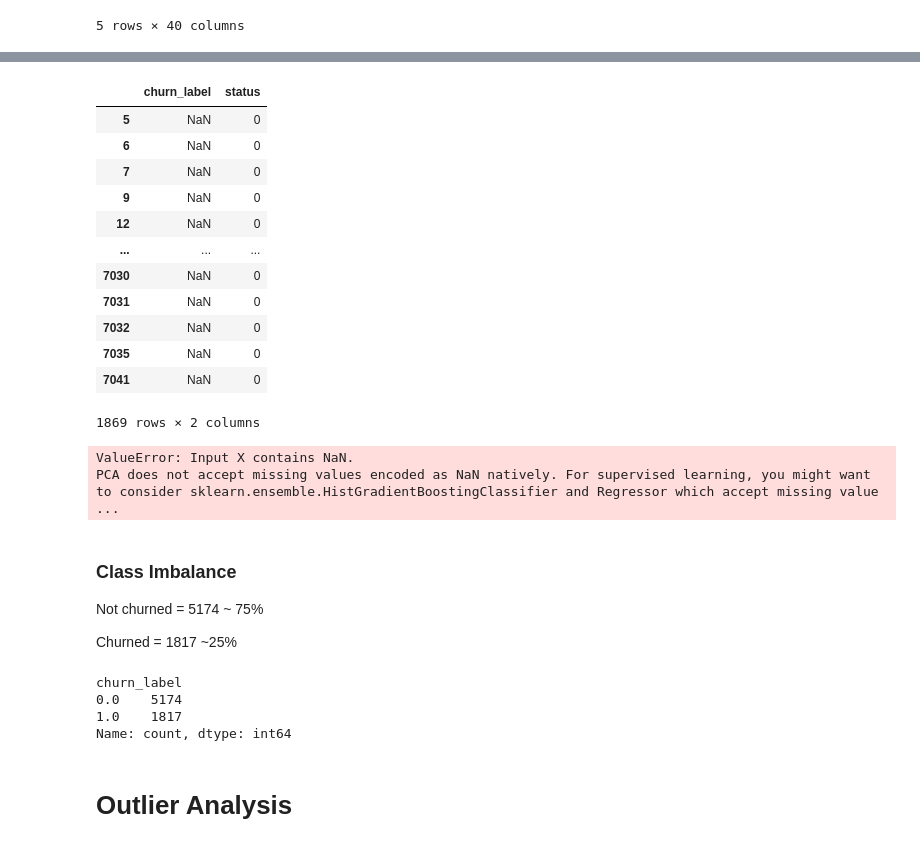
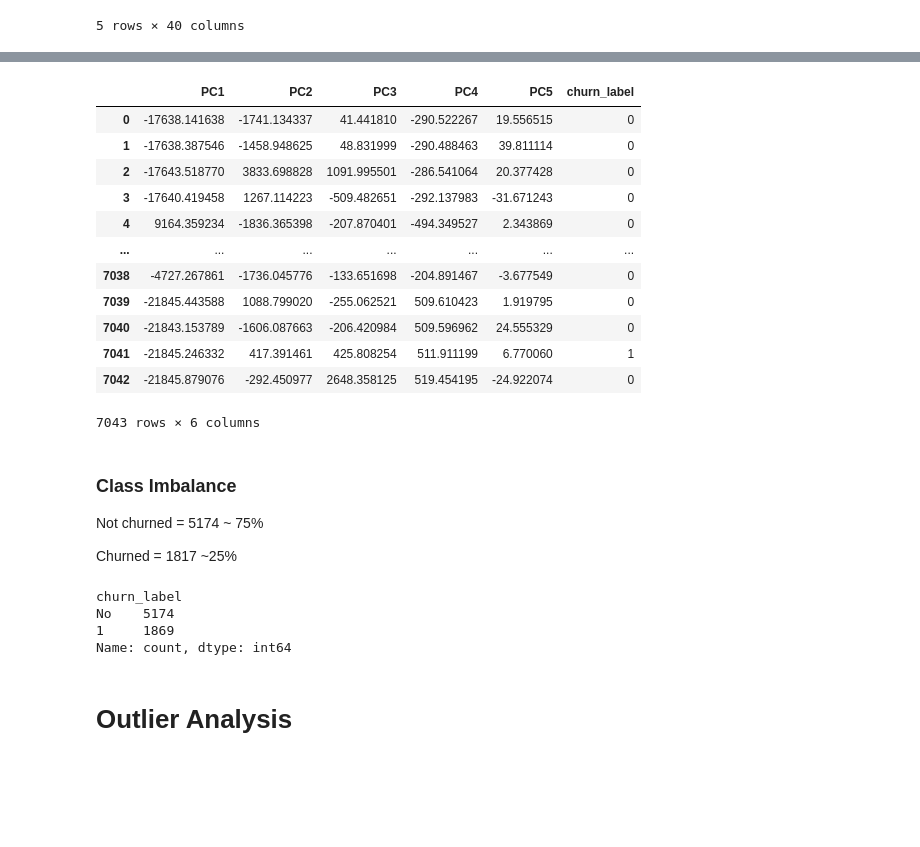
Before and after one commit to peek00/ml-churn-webapp, a Jupyter notebook: research/data_exploration.ipynb, the cells around one changed output, grey strips where cells are left out. Drawn from its saved outputs; the diff is of its cells as text; code cells hidden in the pictures; blank space fills up the shorter version.

```diff
--- a/research/data_exploration.ipynb
+++ b/research/data_exploration.ipynb
@@ -203,8 +204,2 @@ def scale_numerical_data(df: pd.DataFrame) -> Tuple[pd.DataFrame, MinMaxScaler]:
     df.loc[:, numerical_cols] = scaler.fit_transform(df[numerical_cols])
     return df, scaler
-# %%
-# Preprocessing DF, neglecting scaling for me
-parsed_df = convert_to_categorical(DF)
-parsed_df, scaler = scale_numerical_data(parsed_df)
-parsed_df.head(1)
-get_NaN_count(parsed_df)
@@ -247,7 +208,7 @@ from sklearn.decomposition import PCA
 
 def perform_pca(df: pd.DataFrame, n_components: int):
     # Separate the features from the target variable (if applicable)
-    features = df.drop(columns=['status', 'customer_id', 'account_id', 'zip_code', 'city'])  # Replace 'target' with your status variable column name
+    features = df.drop(columns=['churn_label', 'status', 'customer_id', 'account_id', 'zip_code', 'city'])  # Replace 'target' with your churn_label variable column name
 
     # Perform PCA
     pca = PCA(n_components=n_components)
@@ -256,33 +217,28 @@ def perform_pca(df: pd.DataFrame, n_components: int):
     # Create a new DataFrame with the transformed features
     transformed_df = pd.DataFrame(data=transformed_features, columns=[f"PC{i+1}" for i in range(n_components)])
 
-    # Concatenate the transformed features with the status variable (if applicable)
-    if 'status' in df.columns:
-        transformed_df['status'] = df['status']
+    # Concatenate the transformed features with the churn_label variable (if applicable)
+    if 'churn_label' in df.columns:
+        transformed_df['churn_label'] = df['churn_label']
 
     return transformed_df, pca
-# %%
-parsed_df[parsed_df['churn_label'].isna()][['churn_label','status']]
-# %% [output]
-|  | churn_label | status |
-| 5 | NaN | 0 |
-| 6 | NaN | 0 |
-| 7 | NaN | 0 |
-| 9 | NaN | 0 |
-| 12 | NaN | 0 |
-| ... | ... | ... |
-| 7030 | NaN | 0 |
-| 7031 | NaN | 0 |
-| 7032 | NaN | 0 |
-| 7035 | NaN | 0 |
-| 7041 | NaN | 0 |
-1869 rows × 2 columns
 # %%
 transformed_df, pca = perform_pca(parsed_df, 5)
-transformed_df.head()
+transformed_df
 # %% [output]
+|  | PC1 | PC2 | PC3 | PC4 | PC5 | churn_label |
+| 0 | -17638.141638 | -1741.134337 | 41.441810 | -290.522267 | 19.556515 | 0 |
+| 1 | -17638.387546 | -1458.948625 | 48.831999 | -290.488463 | 39.811114 | 0 |
+| 2 | -17643.518770 | 3833.698828 | 1091.995501 | -286.541064 | 20.377428 | 0 |
+| 3 | -17640.419458 | 1267.114223 | -509.482651 | -292.137983 | -31.671243 | 0 |
+| 4 | 9164.359234 | -1836.365398 | -207.870401 | -494.349527 | 2.343869 | 0 |
+| ... | ... | ... | ... | ... | ... | ... |
+| 7038 | -4727.267861 | -1736.045776 | -133.651698 | -204.891467 | -3.677549 | 0 |
+| 7039 | -21845.443588 | 1088.799020 | -255.062521 | 509.610423 | 1.919795 | 0 |
+| 7040 | -21843.153789 | -1606.087663 | -206.420984 | 509.596962 | 24.555329 | 0 |
+| 7041 | -21845.246332 | 417.391461 | 425.808254 | 511.911199 | 6.770060 | 1 |
+| 7042 | -21845.879076 | -292.450977 | 2648.358125 | 519.454195 | -24.922074 | 0 |
-ValueError: Input X contains NaN.
-PCA does not accept missing values encoded as NaN natively. For supervised learning, you might want to consider sklearn.ensemble.HistGradientBoostingClassifier and Regressor which accept missing value ...
+7043 rows × 6 columns
 # %% [markdown]
 ### Class Imbalance
 Not churned = 5174 ~ 75%
@@ -293,8 +249,8 @@ Churned = 1817 ~25%
 print(parsed_df['churn_label'].value_counts())
 # %% [output]
 churn_label
-0.0    5174
-1.0    1817
+No    5174
+1     1869
 Name: count, dtype: int64
 # %% [markdown]
 # Outlier Analysis
```
Also changed, not shown: parts of 4 cells of this notebook.
